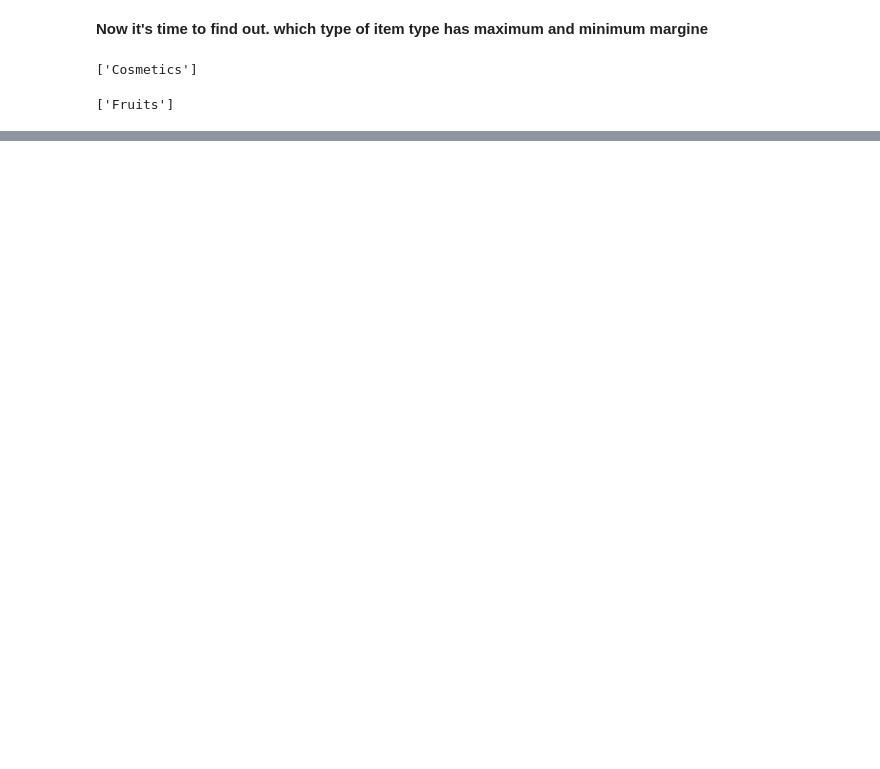
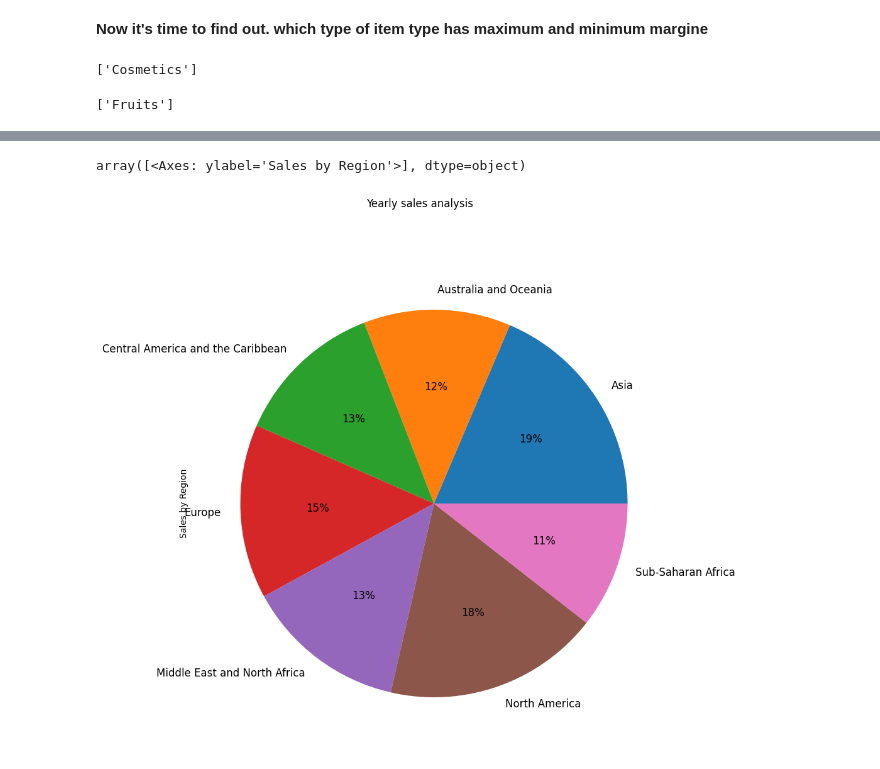
Before and after one commit to yash66gupta/Amazon-sales-data, a Jupyter notebook: amazon_sales_data.ipynb, the cells around one changed output, grey strips where cells are left out. Drawn from its saved outputs; the diff is of its cells as text; code cells hidden in the pictures; blank space fills up the shorter version.

```diff
--- a/amazon_sales_data.ipynb
+++ b/amazon_sales_data.ipynb
@@ -329,0 +330,7 @@ array([<Axes: ylabel='Yearly Sales'>], dtype=object)
+# %%
+Region_sales=df1.groupby('Region')["Total Revenue"].mean()
+Region_sales.name = "Sales by Region"
+Region_sales.plot.pie(x='Total Reveneu',autopct="%1.0f%%", subplots=True, fontsize=12, title='Yearly sales analysis', legend=False, figsize=(18,10))
+# %% [output]
+array([<Axes: ylabel='Sales by Region'>], dtype=object)
+[figure, added]
```
Also changed, not shown: parts of 7 cells of this notebook.
